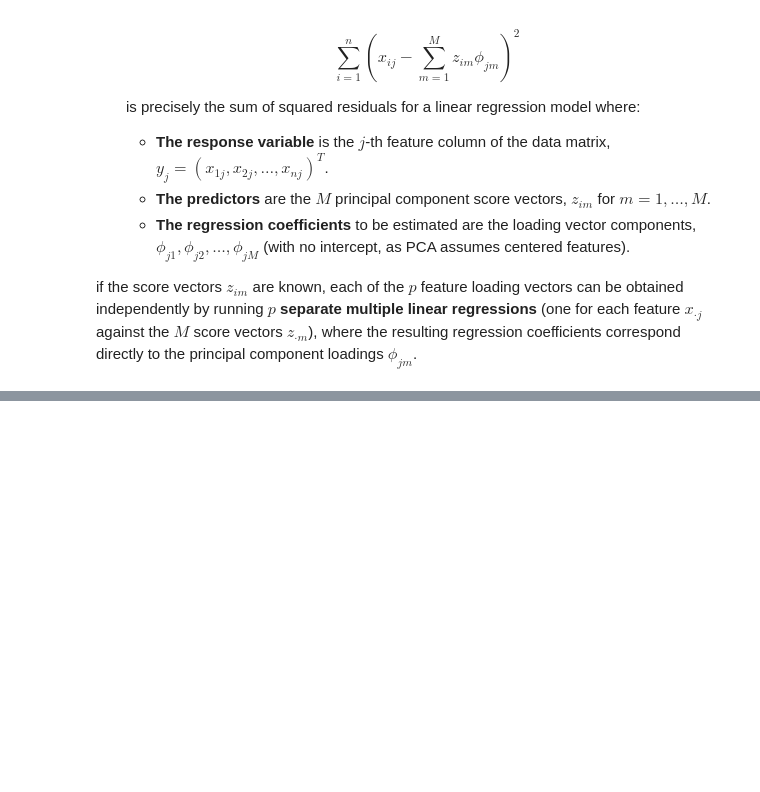
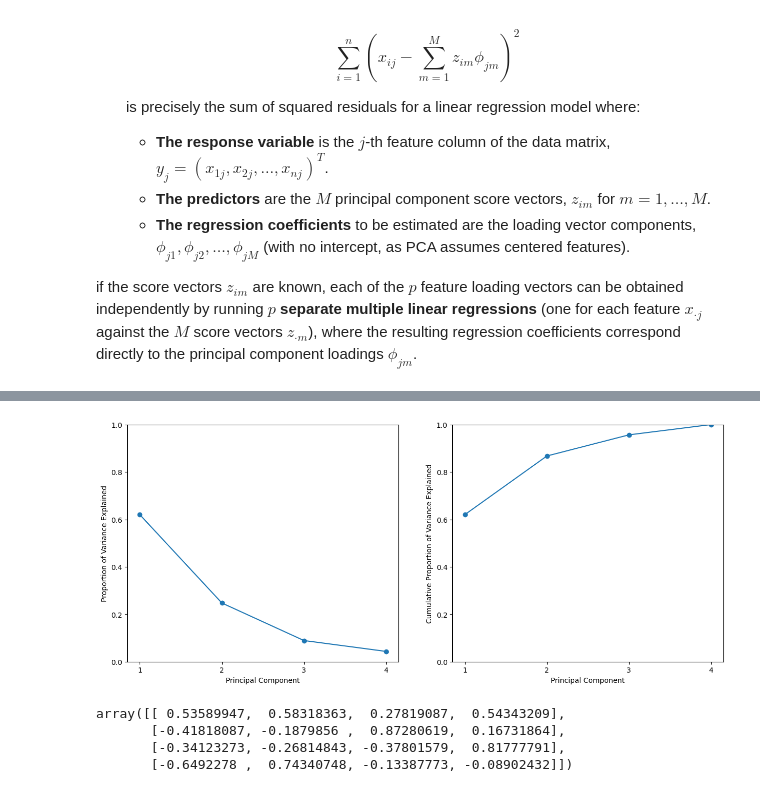
Before and after one commit to fatima-zahra20/ISLP-Solutions, a Jupyter notebook: MySolutionISLP_chap12.ipynb, the cells around one changed output, grey strips where cells are left out. Cells and saved outputs as stored; diff of their text form; code cells hidden in the pictures; blank space fills up the shorter version.

```diff
--- a/MySolutionISLP_chap12.ipynb
+++ b/MySolutionISLP_chap12.ipynb
@@ -405,0 +485,6 @@ if the score vectors $z_{im}$ are known, each of the $p$ feature loading vectors
+# %%
+scaler = StandardScaler(with_std=True,
+with_mean=True)
+USArrests_scaled = scaler.fit_transform(USArrests)
+# %%
+pcaUS = PCA()
@@ -405,0 +503,32 @@ if the score vectors $z_{im}$ are known, each of the $p$ feature loading vectors
+# %%
+%%capture
+fig, axes = plt.subplots(1, 2, figsize=(15, 6))
+ticks = np.arange(pcaUS.n_components_)+1
+ax = axes[0]
+ax.plot(ticks,
+        pcaUS.explained_variance_ratio_,
+        marker='o')
+ax.set_xlabel('Principal Component');
+ax.set_ylabel('Proportion of Variance Explained')
+ax.set_ylim([0,1])
+ax.set_xticks(ticks)
+# %%
+ax = axes[1]
+ax.plot(ticks,
+        pcaUS.explained_variance_ratio_.cumsum(),
+        marker='o')
+ax.set_xlabel('Principal Component')
+ax.set_ylabel('Cumulative Proportion of Variance Explained')
+ax.set_ylim([0, 1])
+ax.set_xticks(ticks)
+fig
+# %% [output]
+[figure, added]
+# %%
+#(b)
+pcaUS.components_
+# %% [output]
+array([[ 0.53589947,  0.58318363,  0.27819087,  0.54343209],
+       [-0.41818087, -0.1879856 ,  0.87280619,  0.16731864],
+       [-0.34123273, -0.26814843, -0.37801579,  0.81777791],
+       [-0.6492278 ,  0.74340748, -0.13387773, -0.08902432]])
```
Also changed, not shown: parts of 53 cells of this notebook.
